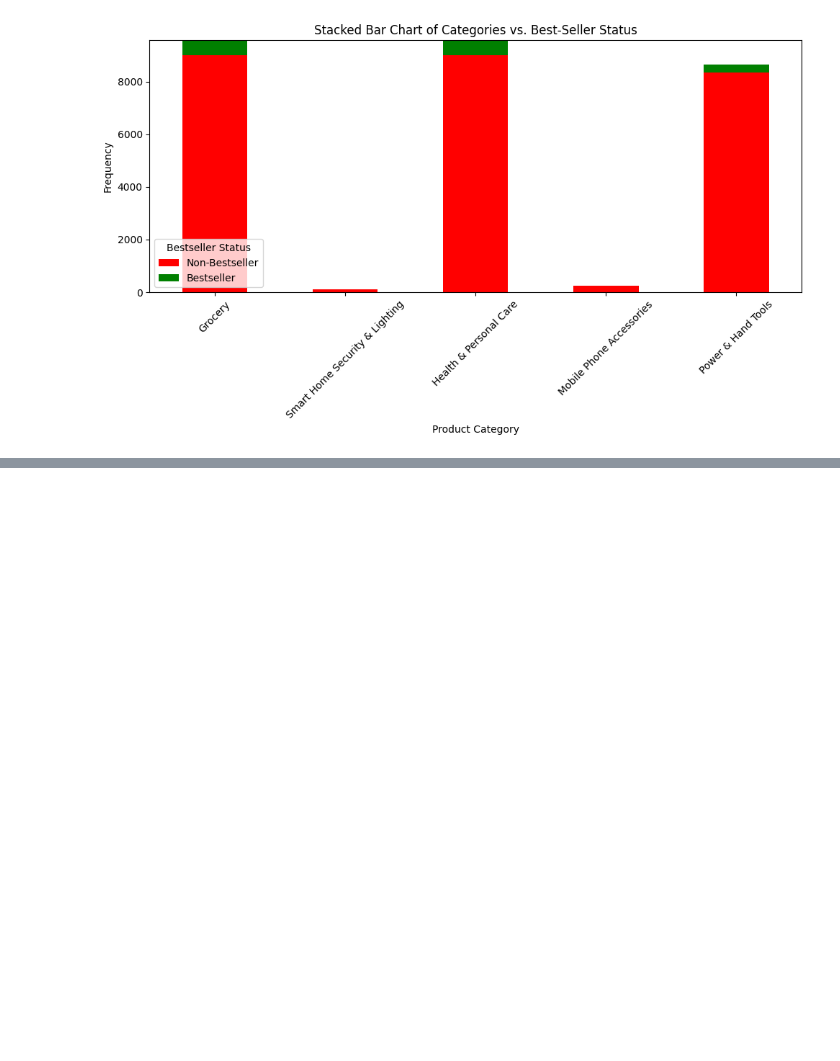
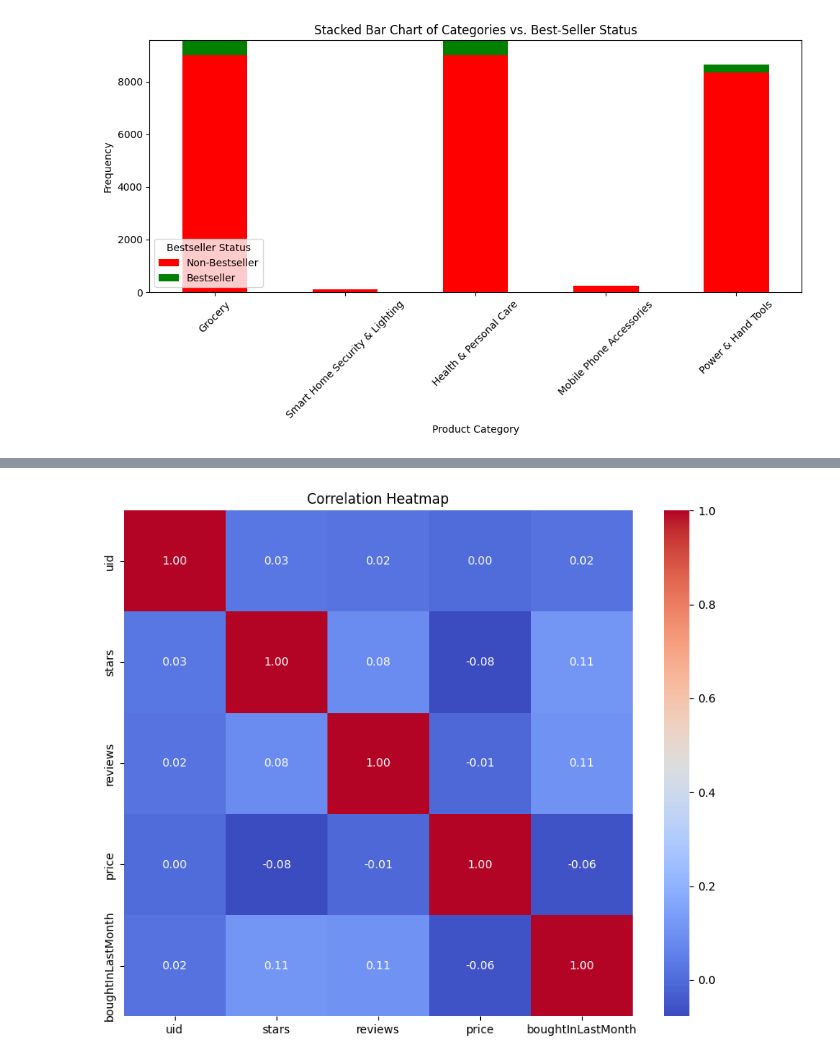
Before and after one commit to Sarah-Jane85/lab-eda-bivariate, a Jupyter notebook: lab-eda-bivariate.ipynb, the cells around one changed output, grey strips where cells are left out. Saved outputs shown, nothing was run; the diff lists cells and outputs as text; code cells hidden in the pictures; blank space fills up the shorter version.

```diff
--- a/lab-eda-bivariate.ipynb
+++ b/lab-eda-bivariate.ipynb
@@ -179,0 +395,14 @@ plt.show()
+# %%
+#Use a correlation heatmap to visualize correlations between all numerical variables.
+# Get only numerical columns and convert to pandas (seaborn needs pandas)
+numerical_df = non_outliers_df.select(pl.col(pl.Float64, pl.Int64)).to_pandas()
+
+# Calculate the correlation matrix
+corr_matrix = numerical_df.corr()
+
+plt.figure(figsize=(10, 8))
+sns.heatmap(corr_matrix, annot=True, fmt=".2f", cmap="coolwarm")
+plt.title('Correlation Heatmap')
+plt.show()
+# %% [output]
+[figure, added]
```
Also changed, not shown: parts of 19 cells of this notebook.
